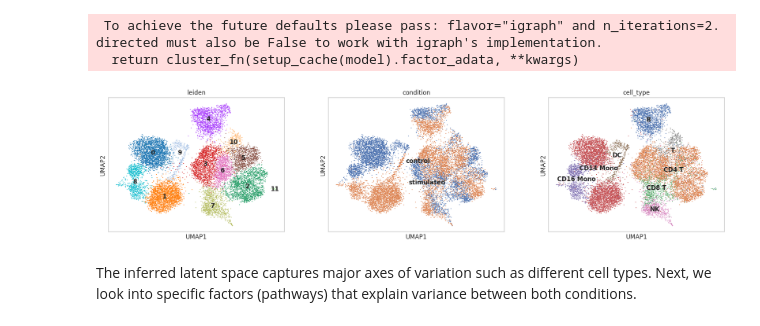
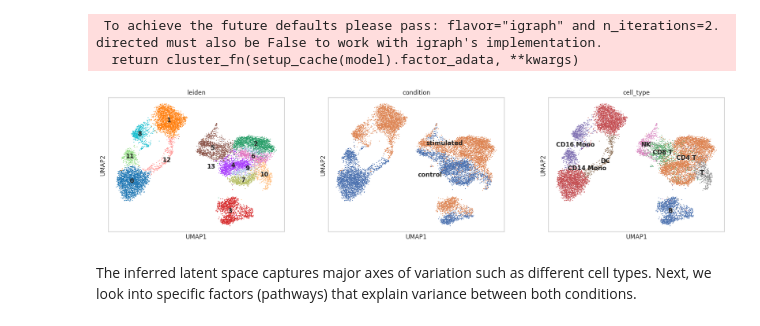
Before and after one commit to MLO-lab/MuVI, a Jupyter notebook: examples/2_single-cell_rna-seq.ipynb, the cells around one changed output. Cells and saved outputs as stored; diff of their text form; code cells hidden in the pictures.

```diff
--- a/examples/2_single-cell_rna-seq.ipynb
+++ b/examples/2_single-cell_rna-seq.ipynb
@@ -19,7 +15,6 @@ import seaborn as sns
 Using matplotlib backend: <object object at 0x...>
 # %%
 # plotting settings
-sns.set()
 sns.set_theme()
 sns.set_style("whitegrid")
 sns.set_context("notebook")
@@ -49,8 +44,9 @@ For this analysis we use the prior information from [Reactome](https://reactome.
 model = muvi.tl.from_adata(
     adata,
     prior_mask_key="gene_set_mask",
-    prior_confidence=0.99,
     view_names=["rna"],
+    prior_confidence="med",
+    n_factors=1,
     device=device,
 )
 model
@@ -86,5 +82,5 @@ model
 # %% [markdown]
 Train the model using stochastic variational inference (SVI) in order to utilize smaller batches of the whole dataset to avoid loading the whole dataset onto the GPU. The training takes around 6 minutes on a single Quadro RTX 5000 NVIDIA GPU.
 # %%
-model.fit(batch_size=1000, seed=0)
+model.fit(seed=0)
 # %% [output]
@@ -166,10 +157,10 @@ muvi.tl.umap(model)
   return cluster_fn(setup_cache(model).factor_adata, **kwargs)
 # %%
 groupby = "leiden"
-color = [groupby] + ["condition", "cell_type"]
+color = [groupby, "condition", "cell_type"]
 muvi.pl.umap(model, color, legend_loc="on data")
 # %% [output]
-[figure, old version]
+[figure, new version]
 # %% [markdown]
 The inferred latent space captures major axes of variation such as different cell types. Next, we look into specific factors (pathways) that explain variance between both conditions.
 # %%
```
Also changed, not shown: parts of 16 cells of this notebook, 6 other files.
